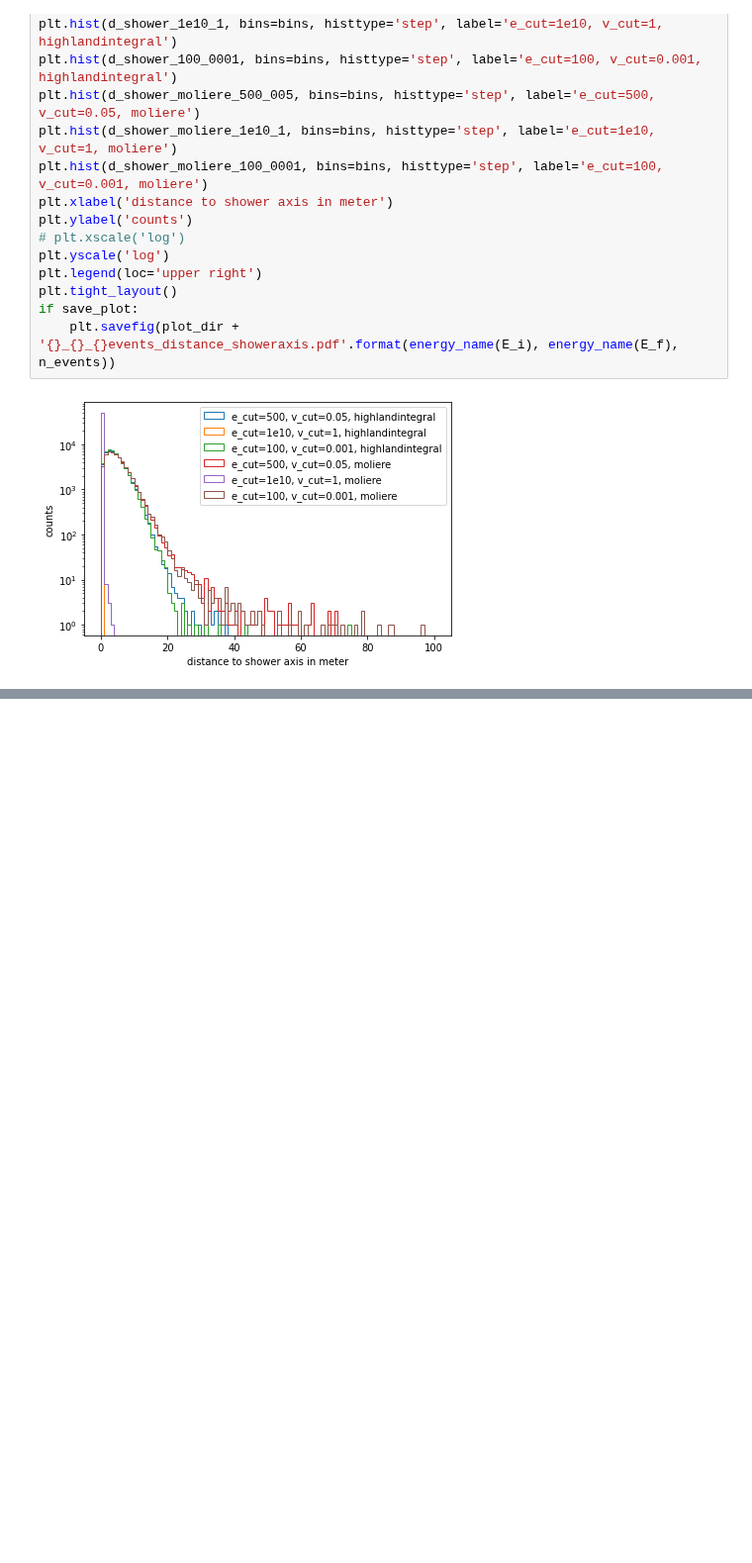
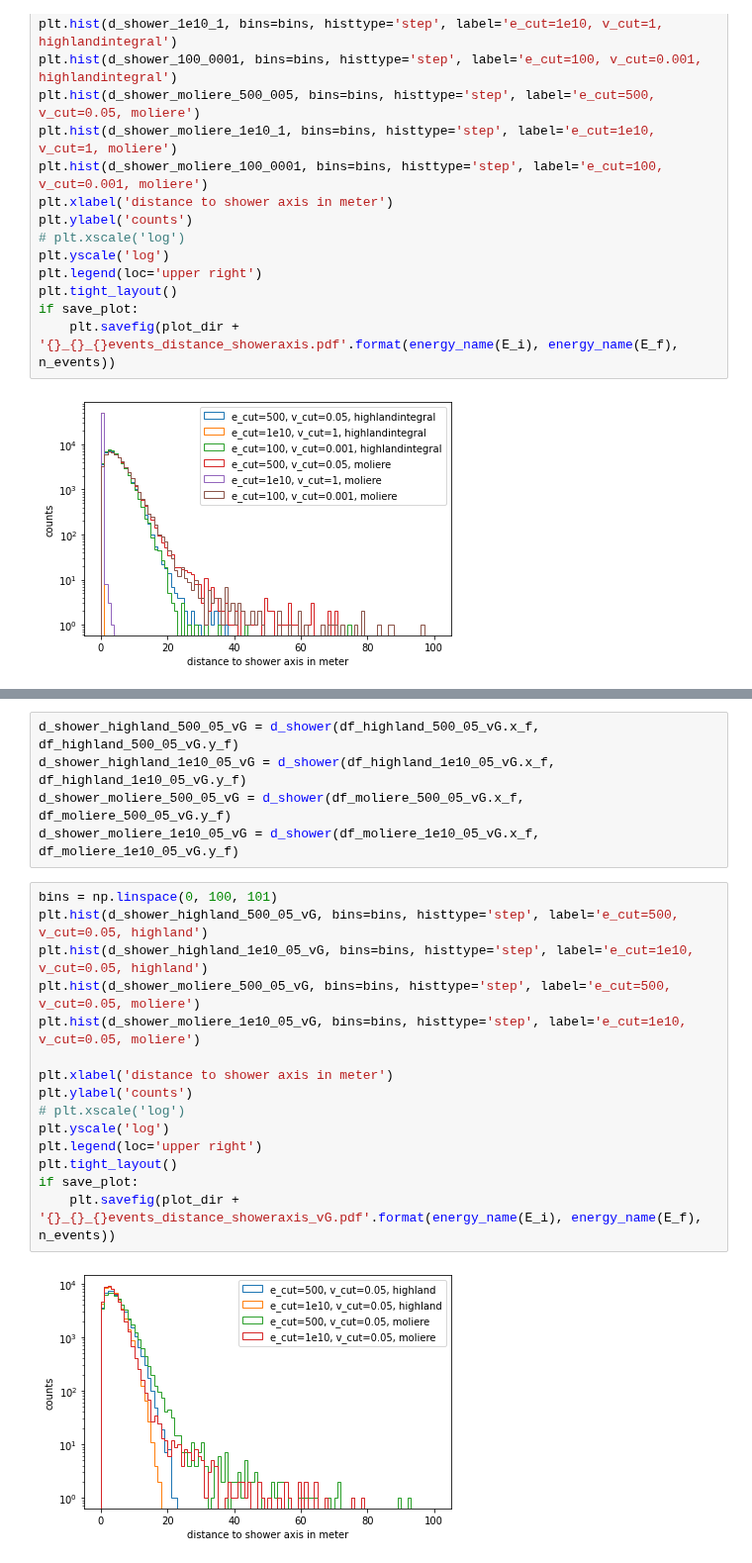
Before and after one commit to pascalgutjahr/muon-deflection-paper, a Jupyter notebook: deflection/e_cut_v_cut_check.ipynb, the cells around one changed output, grey strips where cells are left out. Shown at 99% size. Cells and saved outputs as stored; diff of their text form; blank space fills up the shorter version.

```diff
--- a/deflection/e_cut_v_cut_check.ipynb
+++ b/deflection/e_cut_v_cut_check.ipynb
@@ -80,0 +111,22 @@ if save_plot:
+# %%
+d_shower_highland_500_05_vG = d_shower(df_highland_500_05_vG.x_f, df_highland_500_05_vG.y_f)
+d_shower_highland_1e10_05_vG = d_shower(df_highland_1e10_05_vG.x_f, df_highland_1e10_05_vG.y_f)
+d_shower_moliere_500_05_vG = d_shower(df_moliere_500_05_vG.x_f, df_moliere_500_05_vG.y_f)
+d_shower_moliere_1e10_05_vG = d_shower(df_moliere_1e10_05_vG.x_f, df_moliere_1e10_05_vG.y_f)
+# %%
+bins = np.linspace(0, 100, 101)
+plt.hist(d_shower_highland_500_05_vG, bins=bins, histtype='step', label='e_cut=500, v_cut=0.05, highland')
+plt.hist(d_shower_highland_1e10_05_vG, bins=bins, histtype='step', label='e_cut=1e10, v_cut=0.05, highland')
+plt.hist(d_shower_moliere_500_05_vG, bins=bins, histtype='step', label='e_cut=500, v_cut=0.05, moliere')
+plt.hist(d_shower_moliere_1e10_05_vG, bins=bins, histtype='step', label='e_cut=1e10, v_cut=0.05, moliere')
+
+plt.xlabel('distance to shower axis in meter')
+plt.ylabel('counts')
+# plt.xscale('log')
+plt.yscale('log')
+plt.legend(loc='upper right')
+plt.tight_layout()
+if save_plot:
+    plt.savefig(plot_dir + '{}_{}_{}events_distance_showeraxis_vG.pdf'.format(energy_name(E_i), energy_name(E_f), n_events))
+# %% [output]
+[figure, added]
```
Also changed, not shown: parts of 5 cells of this notebook, 4 other files.
